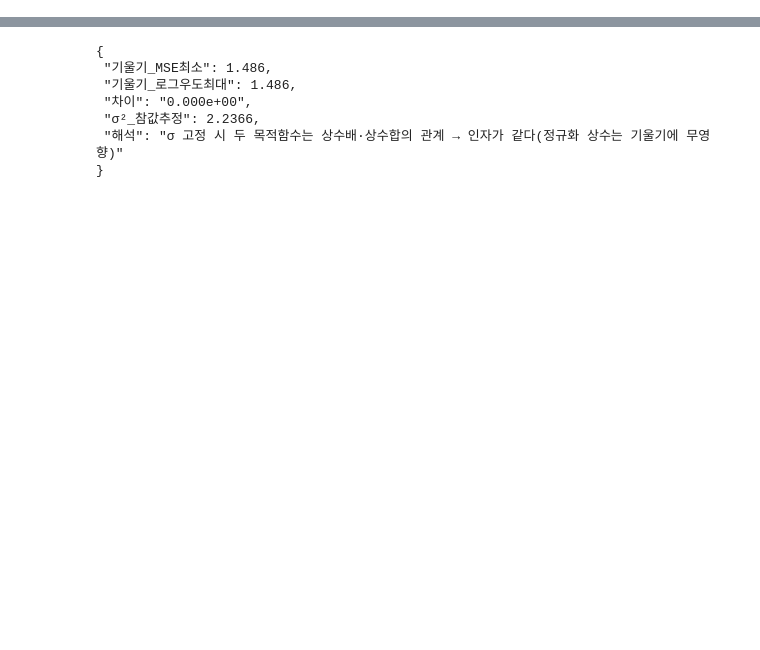
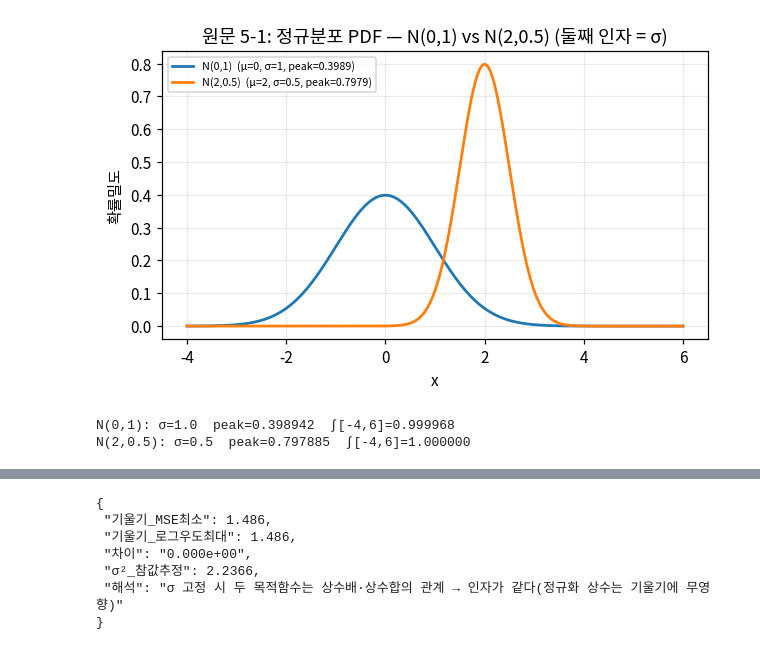
Before and after one commit to giyeop-cody/codyssey-A2-1-mission, a Jupyter notebook: notebooks/probability_loss.ipynb, the cells around one changed output, grey strips where cells are left out. Drawn from its saved outputs; the diff is of its cells as text; code cells hidden in the pictures; blank space fills up the shorter version.

```diff
--- a/notebooks/probability_loss.ipynb
+++ b/notebooks/probability_loss.ipynb
@@ -6,0 +21,20 @@
+# %%
+import numpy as np, json, pathlib, sys
+import matplotlib.pyplot as plt
+from IPython import display as _ipd
+sys.path.insert(0, str(pathlib.Path.cwd() / 'src'))
+import probability as P          # normal_pdf · bernoulli_pmf · softmax · fig_to_png_bytes
+show = lambda fig: _ipd.display(_ipd.Image(data=P.fig_to_png_bytes(fig), format='png'))
+
+x = np.linspace(-4, 6, 2001)
+fig, ax = plt.subplots(figsize=(6.4, 3.4))
+for label, (mu, s) in P.NORMALS.items():
+    ax.plot(x, P.normal_pdf(x, mu, s), lw=1.8, label=f'{label}  (μ={mu:g}, σ={s:g}, peak={P.normal_pdf(mu, mu, s):.4f})')
+ax.set_title('원문 5-1: 정규분포 PDF — N(0,1) vs N(2,0.5) (둘째 인자 = σ)'); ax.set_xlabel('x'); ax.set_ylabel('확률밀도')
+ax.legend(fontsize=7); ax.grid(alpha=.25); show(fig)
+for label, (mu, s) in P.NORMALS.items():
+    print(f'{label}: σ={s}  peak={P.normal_pdf(mu, mu, s):.6f}  ∫[-4,6]={np.trapezoid(P.normal_pdf(x, mu, s), x):.6f}')
+# %% [output]
+[figure, added]
+N(0,1): σ=1.0  peak=0.398942  ∫[-4,6]=0.999968
+N(2,0.5): σ=0.5  peak=0.797885  ∫[-4,6]=1.000000
```
Also changed, not shown: parts of 22 cells of this notebook, 44 other files.
